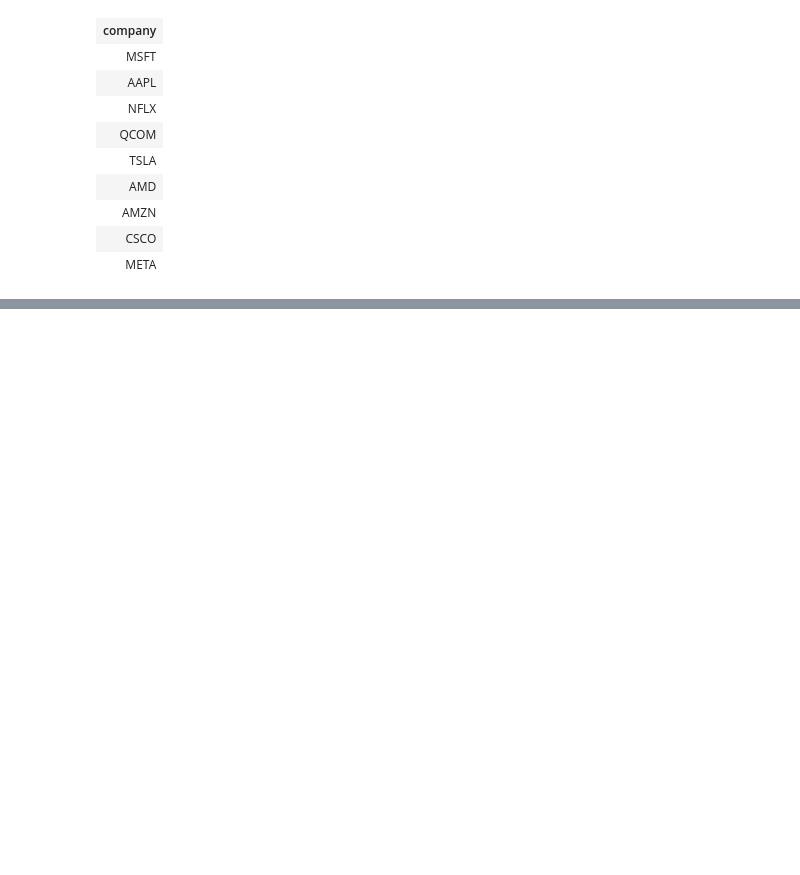
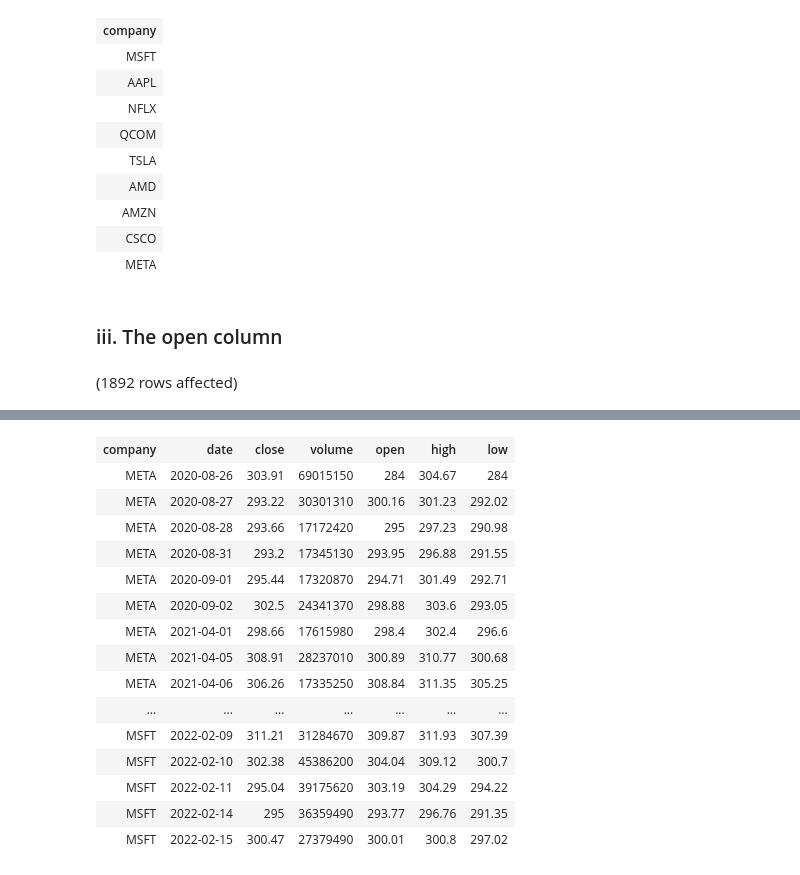
Before and after one commit to bradleytkay/stock_market_analysis, a Jupyter notebook: step_2_cleaning.ipynb, the cells around one changed output, grey strips where cells are left out. Cells and saved outputs as stored; diff of their text form; code cells hidden in the pictures; blank space fills up the shorter version.

Commit message:
completed IQR calcs on open column

```diff
--- a/step_2_cleaning.ipynb
+++ b/step_2_cleaning.ipynb
@@ -281,3 +281,27 @@ Total execution time: 00:00:00.263
 | AMZN |
 | CSCO |
 | META |
+# %% [markdown]
+### iii. The open column
+# %%
+-- Return all rows with outliers
+
+WITH Percentiles AS (
+    SELECT TOP 1
+        PERCENTILE_CONT(0.25) WITHIN GROUP (ORDER BY [open]) OVER () AS Q1,
+        PERCENTILE_CONT(0.75) WITHIN GROUP (ORDER BY [open]) OVER () AS Q3
+    FROM stock_data
+),
+Bounds AS (
+    SELECT
+        (Q3 - Q1) AS IQR,
+        (Q1 - 1.5 * (Q3 - Q1)) AS Lower_Bound,
+        (Q3 + 1.5 * (Q3 - Q1)) AS Upper_Bound
+    FROM Percentiles
+)
+SELECT *
+FROM stock_data
+WHERE [open] < (SELECT TOP 1 Lower_Bound FROM Bounds)
+   OR [open] > (SELECT TOP 1 Upper_Bound FROM Bounds);
+# %% [output]
+(1892 rows affected)
@@ -283,0 +309,16 @@ Total execution time: 00:00:00.263
+| company | date | close | volume | open | high | low |
+| META | 2020-08-26 | 303.91 | 69015150 | 284 | 304.67 | 284 |
+| META | 2020-08-27 | 293.22 | 30301310 | 300.16 | 301.23 | 292.02 |
+| META | 2020-08-28 | 293.66 | 17172420 | 295 | 297.23 | 290.98 |
+| META | 2020-08-31 | 293.2 | 17345130 | 293.95 | 296.88 | 291.55 |
+| META | 2020-09-01 | 295.44 | 17320870 | 294.71 | 301.49 | 292.71 |
+| META | 2020-09-02 | 302.5 | 24341370 | 298.88 | 303.6 | 293.05 |
+| META | 2021-04-01 | 298.66 | 17615980 | 298.4 | 302.4 | 296.6 |
+| META | 2021-04-05 | 308.91 | 28237010 | 300.89 | 310.77 | 300.68 |
+| META | 2021-04-06 | 306.26 | 17335250 | 308.84 | 311.35 | 305.25 |
+| ... | ... | ... | ... | ... | ... | ... |
+| MSFT | 2022-02-09 | 311.21 | 31284670 | 309.87 | 311.93 | 307.39 |
+| MSFT | 2022-02-10 | 302.38 | 45386200 | 304.04 | 309.12 | 300.7 |
+| MSFT | 2022-02-11 | 295.04 | 39175620 | 303.19 | 304.29 | 294.22 |
+| MSFT | 2022-02-14 | 295 | 36359490 | 293.77 | 296.76 | 291.35 |
+| MSFT | 2022-02-15 | 300.47 | 27379490 | 300.01 | 300.8 | 297.02 |
```
Also changed, not shown: parts of 3 cells of this notebook.
